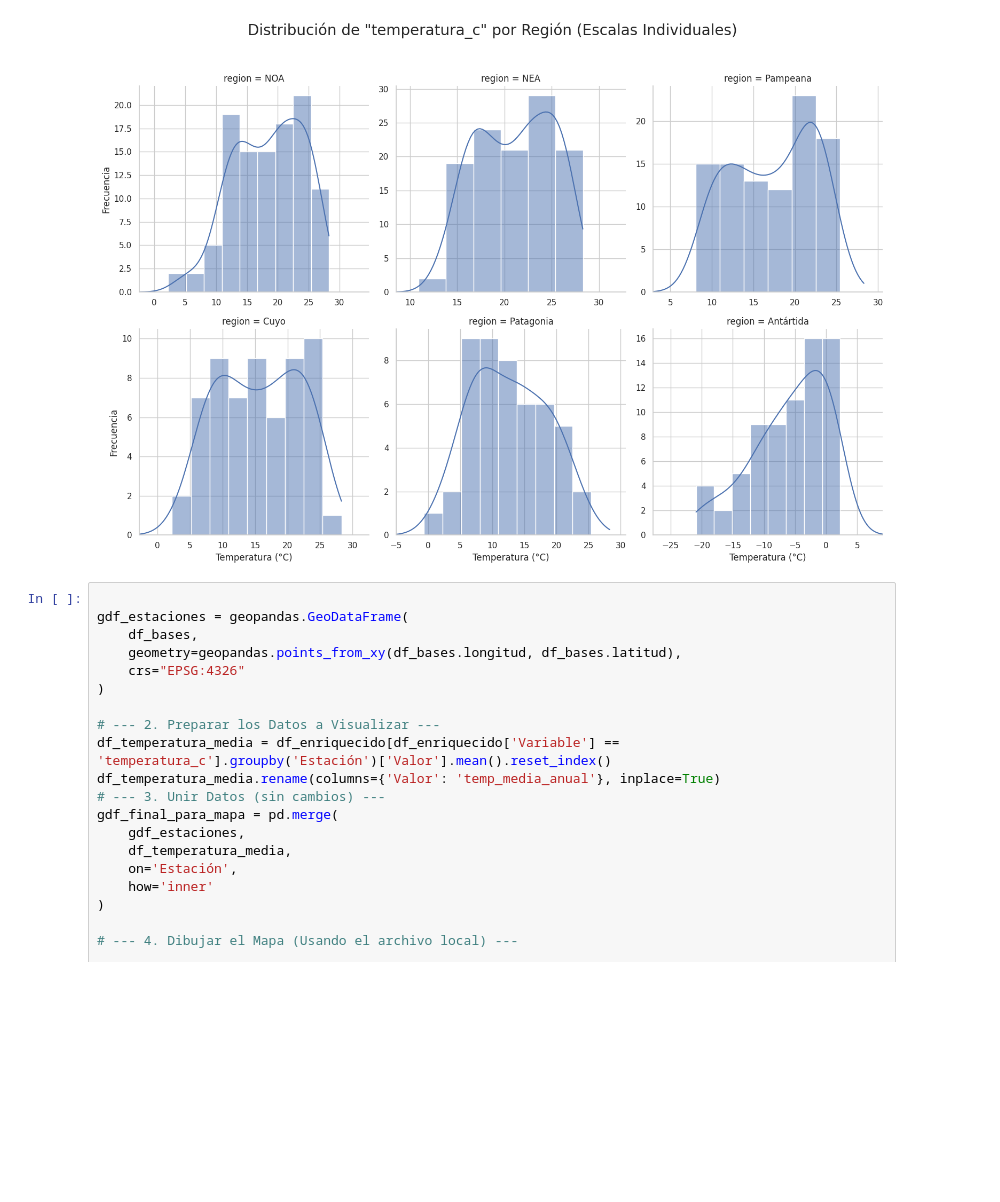
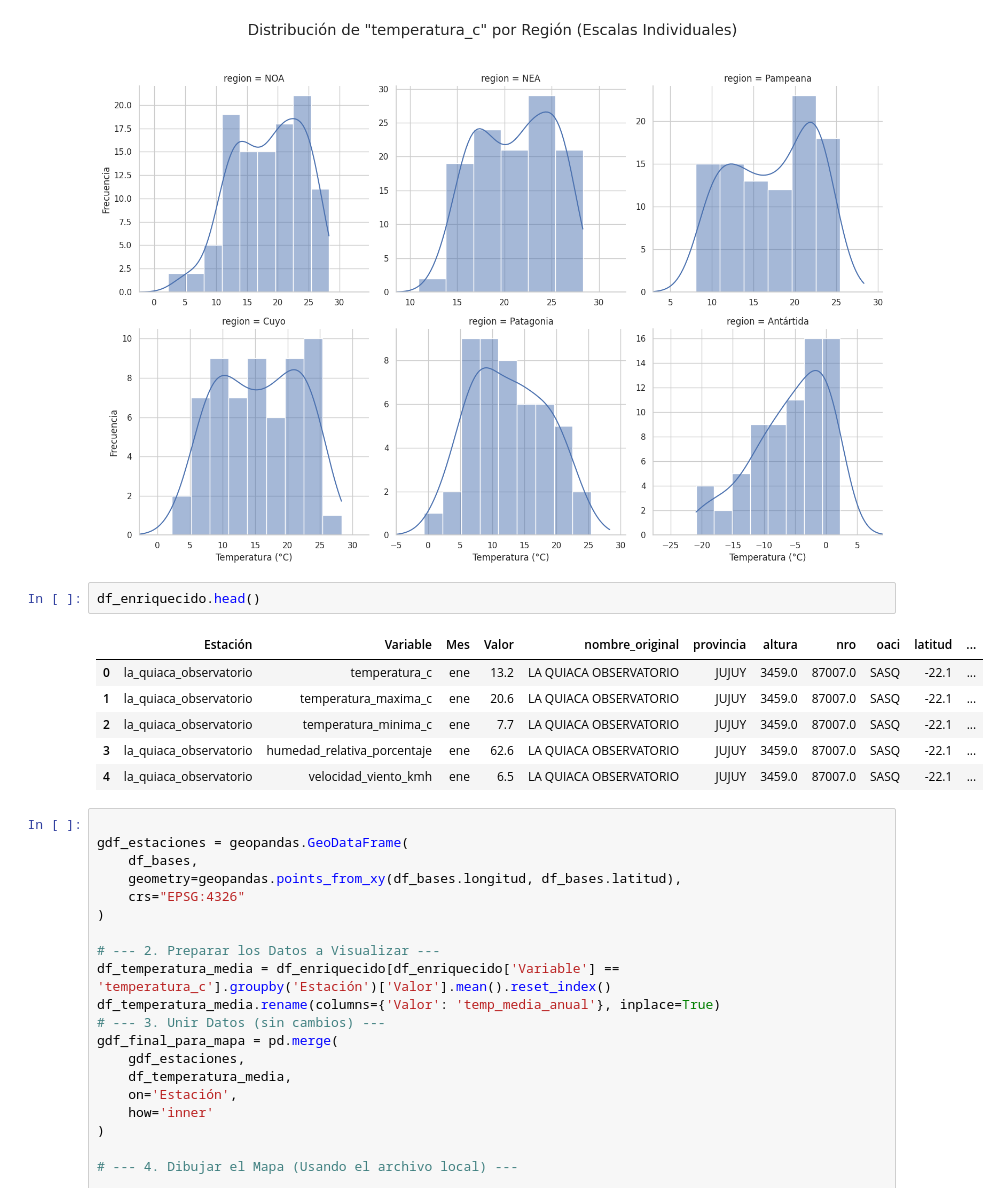
Before and after one commit to RodrigoGoni/EDA_meteorologica, a Jupyter notebook: eda.ipynb, the cells around one changed output. Saved outputs shown, nothing was run; the diff lists cells and outputs as text; blank space fills up the shorter version.

```diff
--- a/eda.ipynb
+++ b/eda.ipynb
@@ -517,6 +504,15 @@ NOA         4.5  27.8
 Pampeana    8.1  25.4
 Patagonia   1.7  24.1
 [figure]
+# %%
+df_enriquecido.head()
+# %% [output]
+|  | Estación | Variable | Mes | Valor | nombre_original | provincia | altura | nro | oaci | latitud | ... |
+| 0 | la_quiaca_observatorio | temperatura_c | ene | 13.2 | LA QUIACA OBSERVATORIO | JUJUY | 3459.0 | 87007.0 | SASQ | -22.1 | ... |
+| 1 | la_quiaca_observatorio | temperatura_maxima_c | ene | 20.6 | LA QUIACA OBSERVATORIO | JUJUY | 3459.0 | 87007.0 | SASQ | -22.1 | ... |
+| 2 | la_quiaca_observatorio | temperatura_minima_c | ene | 7.7 | LA QUIACA OBSERVATORIO | JUJUY | 3459.0 | 87007.0 | SASQ | -22.1 | ... |
+| 3 | la_quiaca_observatorio | humedad_relativa_porcentaje | ene | 62.6 | LA QUIACA OBSERVATORIO | JUJUY | 3459.0 | 87007.0 | SASQ | -22.1 | ... |
+| 4 | la_quiaca_observatorio | velocidad_viento_kmh | ene | 6.5 | LA QUIACA OBSERVATORIO | JUJUY | 3459.0 | 87007.0 | SASQ | -22.1 | ... |
 # %%
 
 gdf_estaciones = geopandas.GeoDataFrame(
```
Also changed, not shown: parts of 5 cells of this notebook, 1 other file.
